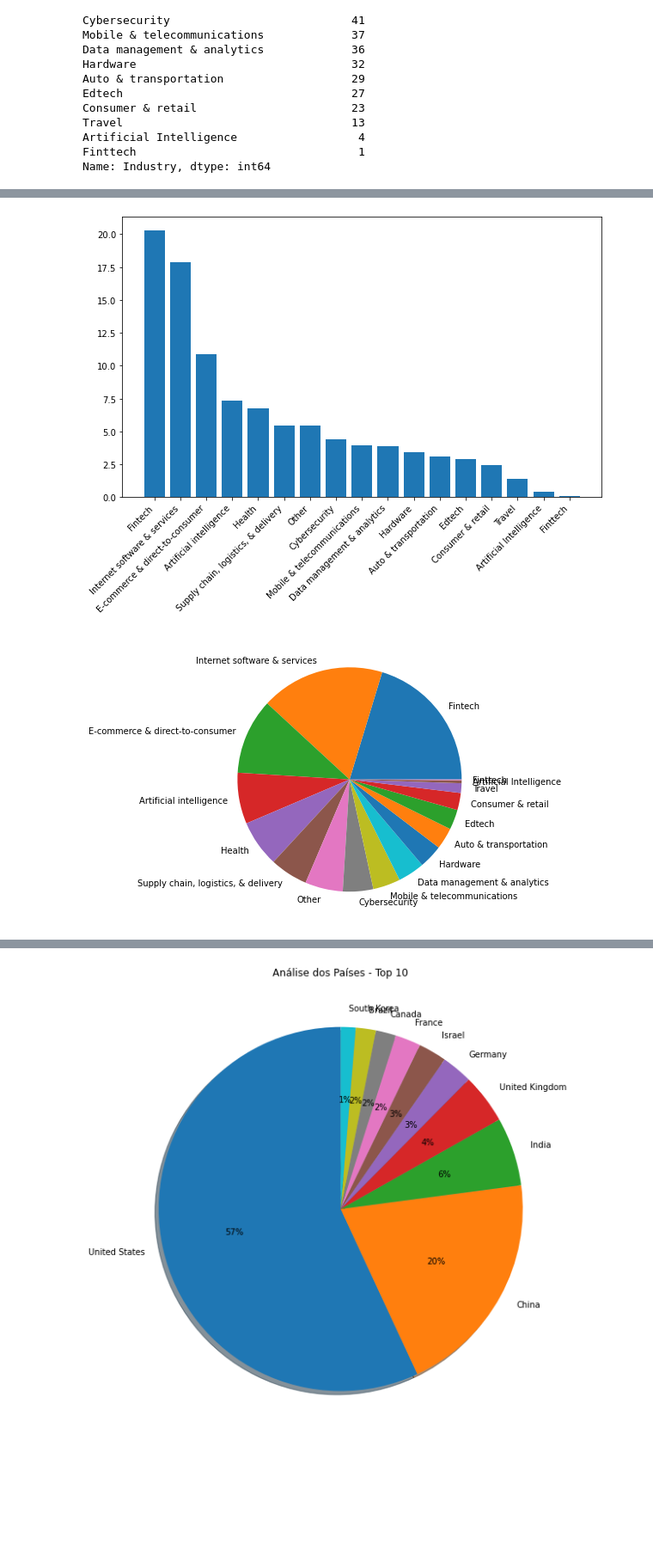
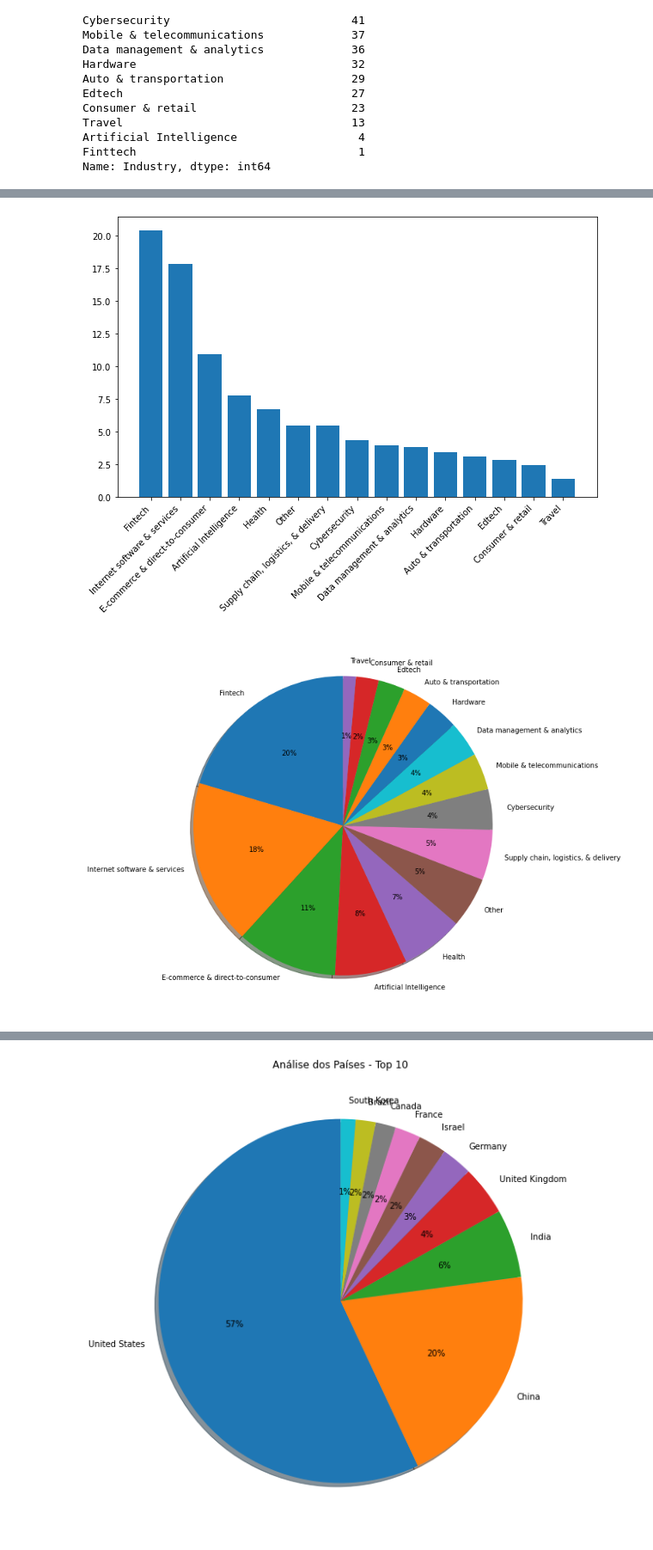
Before and after one commit to fernfl/DataAnalysis, a Jupyter notebook: Projeto1_EmpresaUnicornios/Projeto1.ipynb, the cells around one changed output, grey strips where cells are left out. Shown: that part at 86% size. Saved outputs shown, nothing was run; the diff lists cells and outputs as text; code cells hidden in the pictures; blank space fills up the shorter version.

```diff
--- a/Projeto1_EmpresaUnicornios/Projeto1.ipynb
+++ b/Projeto1_EmpresaUnicornios/Projeto1.ipynb
@@ -125,3 +127,6 @@ Name: Industry, dtype: int64
+# %%
+data.loc[data["Industry"] == "Finttech","Industry"] = "Fintech"
+data.loc[data["Industry"] == "Artificial intelligence","Industry"] = "Artificial Intelligence"
 # %%
 analise_industry = round(data["Industry"].value_counts(normalize=True)*100,2)
 analise_industry
@@ -149,9 +152,9 @@ plt.figure(figsize=(10,6))
 plt.bar(analise_industry.index,analise_industry);
 plt.xticks(rotation = 45,ha='right');
 # %% [output]
-[figure, old version]
+[figure, new version]
 # %%
-plt.figure(figsize=(10,6))
-plt.pie(analise_industry,labels=analise_industry.index);
+fig1_industry = plt.figure(figsize=(10,10))
+plt.pie(analise_industry,labels=analise_industry.index,startangle = 90,autopct = "%.0f%%",shadow=True);
 # %% [output]
-[figure, old version]
+[figure, new version]
```
Also changed, not shown: parts of 24 cells of this notebook.
